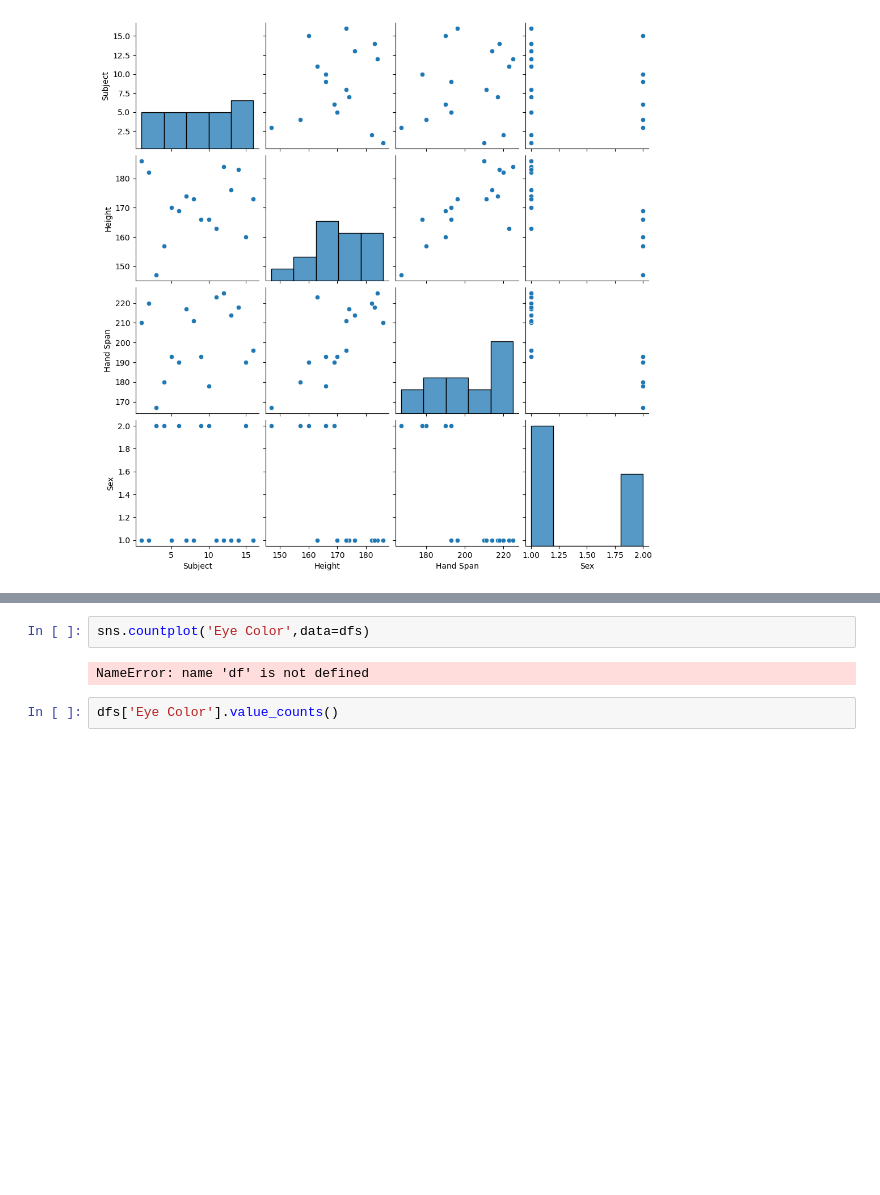
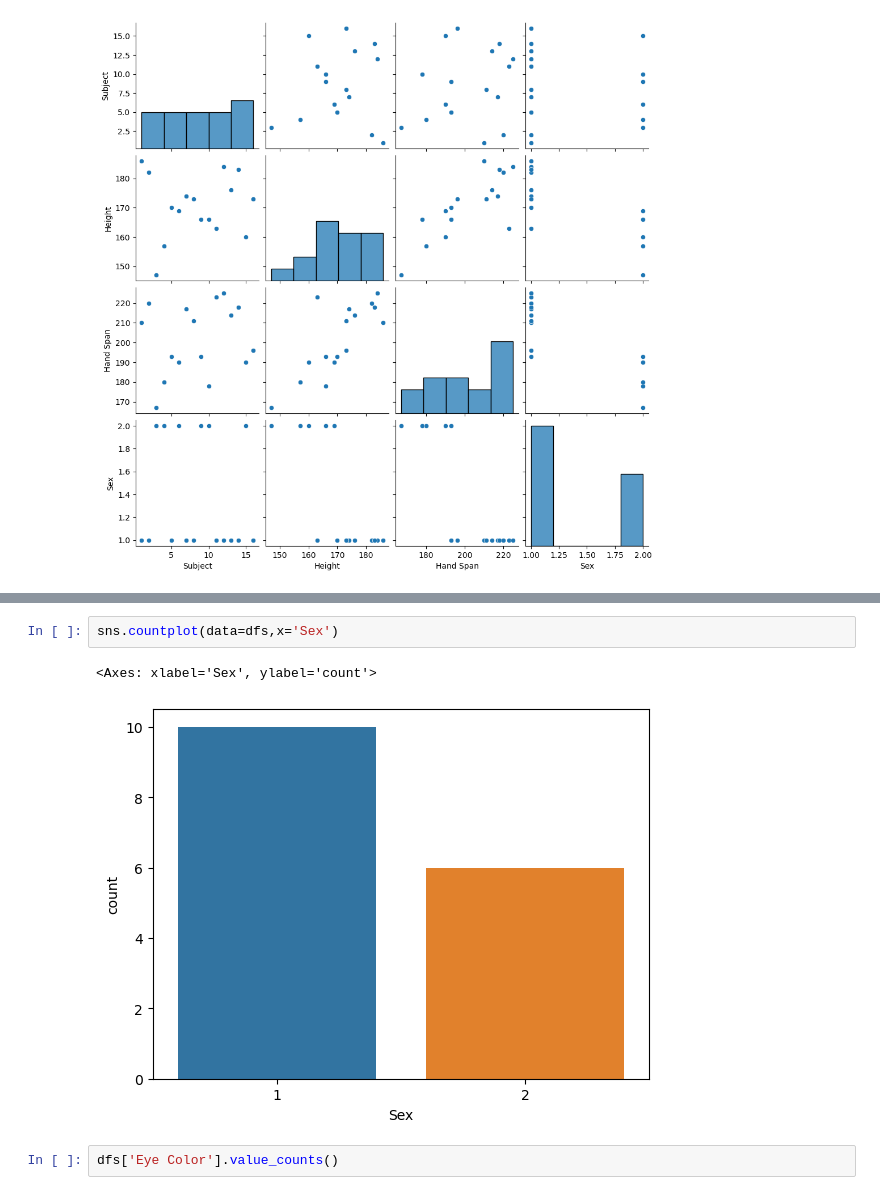
Before and after one commit to nishchalv16/ML-Projects, a Jupyter notebook: Data Structure.ipynb, the cells around one changed output, grey strips where cells are left out. Drawn from its saved outputs; the diff is of its cells as text; blank space fills up the shorter version.

```diff
--- a/Data Structure.ipynb
+++ b/Data Structure.ipynb
@@ -404,7 +401,8 @@ KeyError: 'sex'
 # %%
-sns.countplot('Eye Color',data=dfs)
+sns.countplot(data=dfs,x='Sex')
 # %% [output]
-NameError: name 'df' is not defined
+<Axes: xlabel='Sex', ylabel='count'>
+[figure, added]
 # %%
 dfs['Eye Color'].value_counts()
 # %% [output]
```
Also changed, not shown: parts of 9 cells of this notebook.
